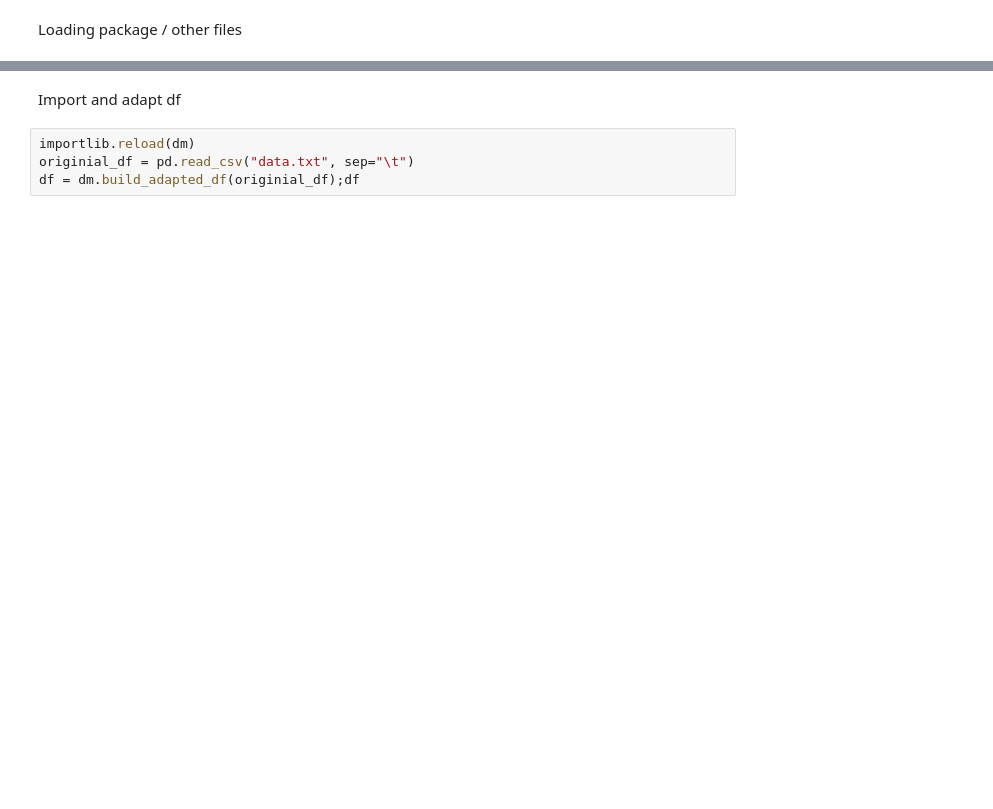
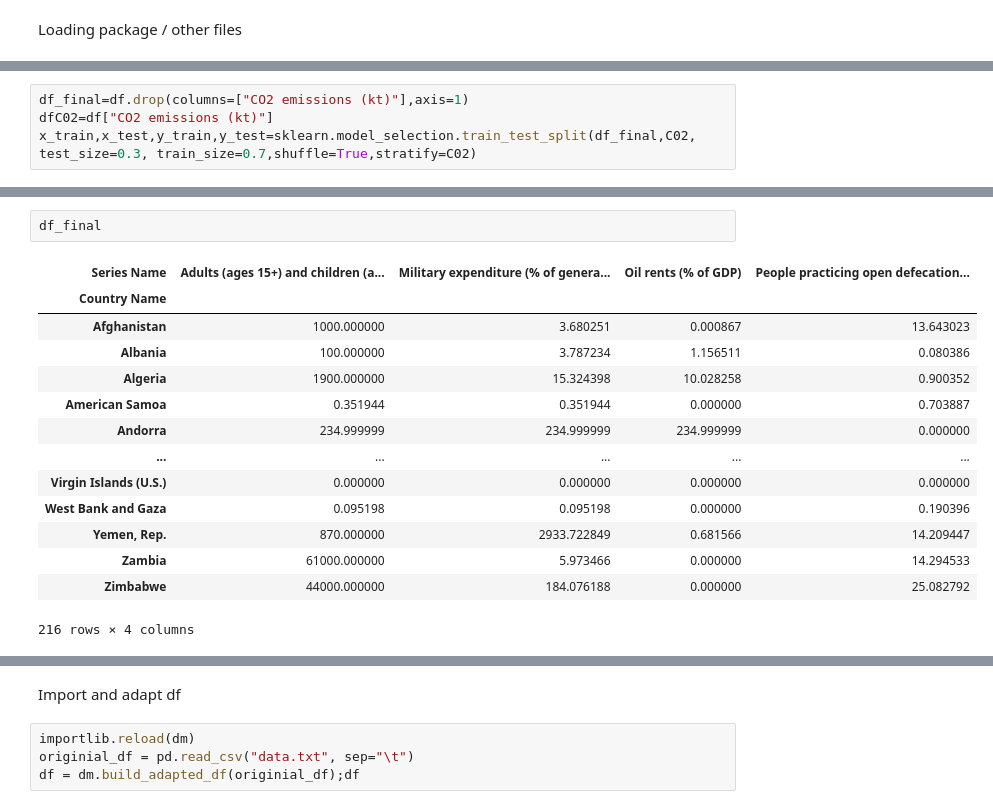
Before and after one commit to f2ire/IA_project, a Jupyter notebook: report-classification.ipynb, the cells around one changed output, grey strips where cells are left out. Cells and saved outputs as stored; diff of their text form; blank space fills up the shorter version.

```diff
--- a/report-classification.ipynb
+++ b/report-classification.ipynb
@@ -7,0 +146,4 @@ import data_managment as dm
+# %%
+df_final=df.drop(columns=["CO2 emissions (kt)"],axis=1)
+dfC02=df["CO2 emissions (kt)"]
+x_train,x_test,y_train,y_test=sklearn.model_selection.train_test_split(df_final,C02, test_size=0.3, train_size=0.7,shuffle=True,stratify=C02)
@@ -7,0 +235,17 @@ import data_managment as dm
+# %%
+df_final
+# %% [output]
+| Series Name | Adults (ages 15+) and children (a... | Military expenditure (% of genera... | Oil rents (% of GDP) | People practicing open defecation... |
+| Country Name |  |  |  |  |
+| Afghanistan | 1000.000000 | 3.680251 | 0.000867 | 13.643023 |
+| Albania | 100.000000 | 3.787234 | 1.156511 | 0.080386 |
+| Algeria | 1900.000000 | 15.324398 | 10.028258 | 0.900352 |
+| American Samoa | 0.351944 | 0.351944 | 0.000000 | 0.703887 |
+| Andorra | 234.999999 | 234.999999 | 234.999999 | 0.000000 |
+| ... | ... | ... | ... | ... |
+| Virgin Islands (U.S.) | 0.000000 | 0.000000 | 0.000000 | 0.000000 |
+| West Bank and Gaza | 0.095198 | 0.095198 | 0.000000 | 0.190396 |
+| Yemen, Rep. | 870.000000 | 2933.722849 | 0.681566 | 14.209447 |
+| Zambia | 61000.000000 | 5.973466 | 0.000000 | 14.294533 |
+| Zimbabwe | 44000.000000 | 184.076188 | 0.000000 | 25.082792 |
+216 rows × 4 columns
```
Also changed, not shown: parts of 36 cells of this notebook.
